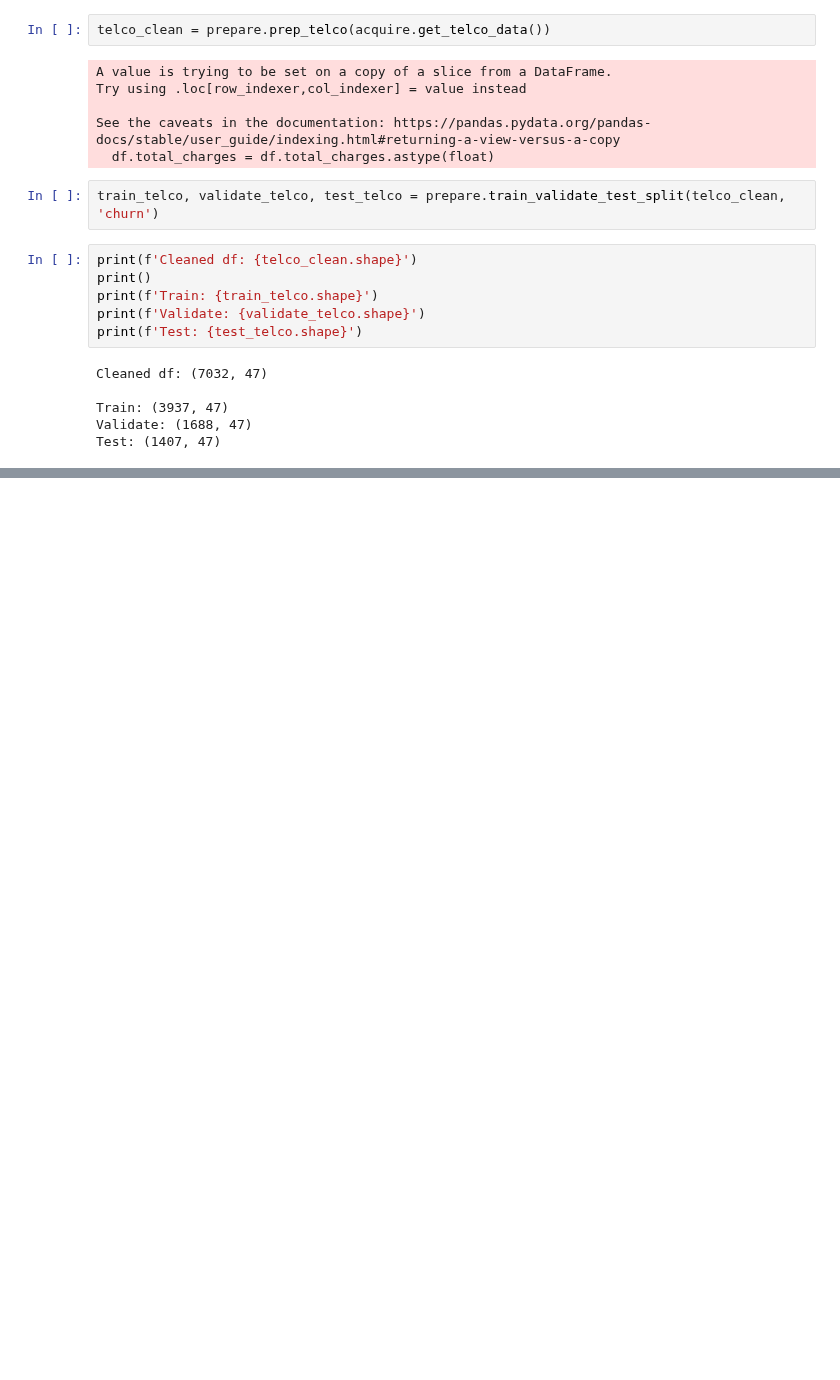
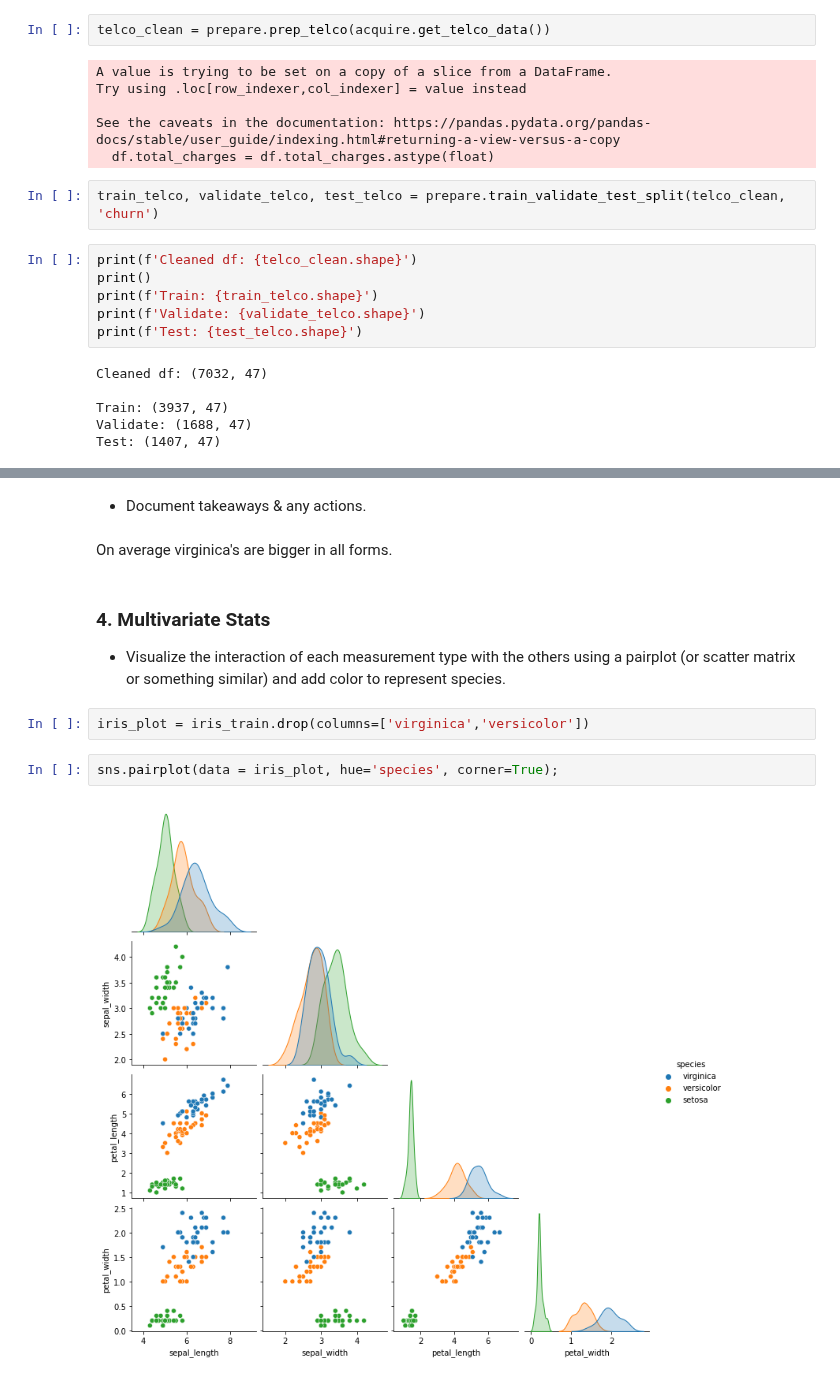
Before and after one commit to markydoug/classification-exercises, a Jupyter notebook: classification_exercises.ipynb, the cells around one changed output, grey strips where cells are left out. Saved outputs shown, nothing was run; the diff lists cells and outputs as text; blank space fills up the shorter version.

```diff
--- a/classification_exercises.ipynb
+++ b/classification_exercises.ipynb
@@ -1052,0 +1037,14 @@ On average virginica's are bigger in all forms.
+# %% [markdown]
+- Document takeaways & any actions.
+# %% [markdown]
+On average virginica's are bigger in all forms.
+# %% [markdown]
+### 4. Multivariate Stats
+
+- Visualize the interaction of each measurement type with the others using a pairplot (or scatter matrix or something similar) and add color to represent species.
+# %%
+iris_plot = iris_train.drop(columns=['virginica','versicolor'])
+# %%
+sns.pairplot(data = iris_plot, hue='species', corner=True);
+# %% [output]
+[figure, added]
```
Also changed, not shown: parts of 78 cells of this notebook, 1 other file.
